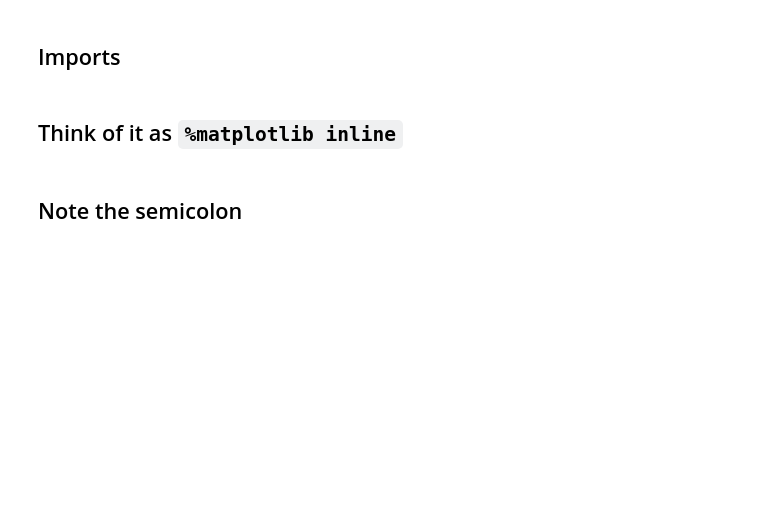
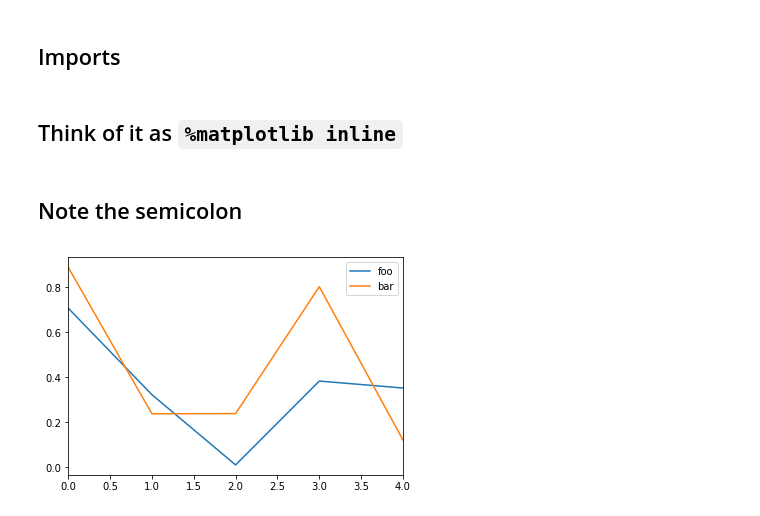
Before and after one commit to python-sprints/pandas-bokeh, a Jupyter notebook: basic-example.ipynb, the cells around one changed output. Cells and saved outputs as stored; diff of their text form; code cells hidden in the pictures; blank space fills up the shorter version.

Commit message:
A basic example of df.plot() using bokeh
For now it's monkey-patching, but the `intercepted_args`
are self-explanatory.

```diff
--- a/basic-example.ipynb
+++ b/basic-example.ipynb
@@ -27,2 +54,4 @@ plot.line(x='index', y='foo', source=source);
 # %%
-show(plot)
+df.plot();
+# %% [output]
+[figure, added]
```
Also changed, not shown: parts of 11 cells of this notebook.
